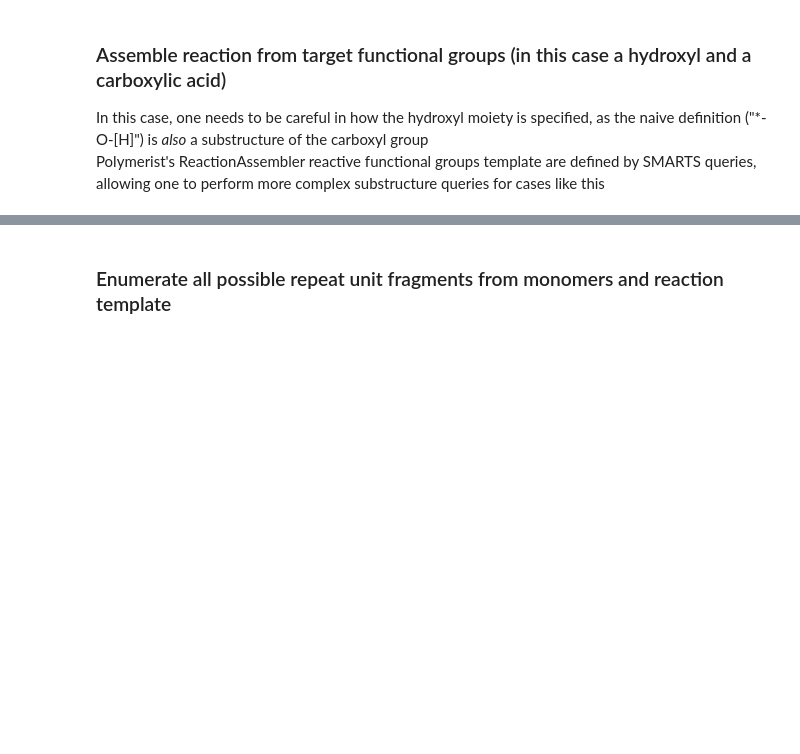
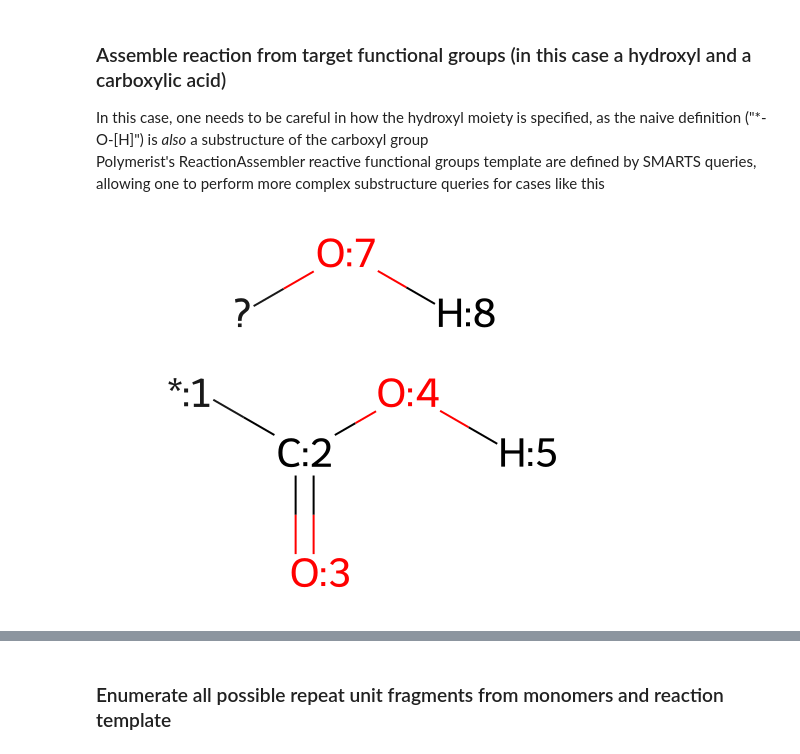
Before and after one commit to timbernat/polymerist_examples, a Jupyter notebook: 1-polymerization/3-PEG-PLGA_copolymers.ipynb, the cells around one changed output, grey strips where cells are left out. Drawn from its saved outputs; the diff is of its cells as text; code cells hidden in the pictures; blank space fills up the shorter version.

```diff
--- a/rxn_template_demo.ipynb
+++ b/1-polymerization/3-PEG-PLGA_copolymers.ipynb
@@ -388,19 +42,23 @@ MolsToGridImage(monomers.values(), molsPerRow=3, subImgSize=MOL_IMG_SIZE, legend
 In this case, one needs to be careful in how the hydroxyl moiety is specified, as the naive definition ("*-O-[H]") is _also_ a substructure of the carboxyl group
 Polymerist's ReactionAssembler reactive functional groups template are defined by SMARTS queries, allowing one to perform more complex substructure queries for cases like this
 # %%
+from rdkit.Chem.rdmolfiles import MolFromSmarts, MolToSmiles
 from polymerist.rdutils.reactions import ReactionAssembler
+
 
 # NOTE carefully that a "*" site is not present in the hydroxyl group definition, but that the "non-carbonyl" query takes
 # place of the linker site definition instead; a "*" matches to ANY atom without restriction, which is not what we want here
 assem = ReactionAssembler(
     reactive_groups=[
-        Chem.MolFromSmarts('*-C(=O)-O-[H]'), # carboxyl group (defined as one would expect)
-        Chem.MolFromSmarts('[!$([#6]=O)]-O-[H]'),      # hydroxyl group (defined as OH specifically NOT attached to a carbonyl carbon)
+        MolFromSmarts('*-C(=O)-O-[H]'), # carboxyl group (defined as one would expect)
+        MolFromSmarts('[!$([#6]=O)]-O-[H]'),      # hydroxyl group (defined as OH specifically NOT attached to a carbonyl carbon)
     ],
-    byproducts=[Chem.MolFromSmarts('[H]-[O]-[H]')], # eject and unmap water byproduct
+    byproducts=[MolFromSmarts('[H]-[O]-[H]')], # eject and unmap water byproduct
     rxn_name='polyester condensation',
 )
 display(assem.reactants)
+# %% [output]
+[figure, added]
 # %%
 assem.bond_derangement = {
     8 : (7, 4), # H:8, which was connected to O:7, should reconnect to O:4
```
Also changed, not shown: parts of 55 cells of this notebook, 3 other files.
